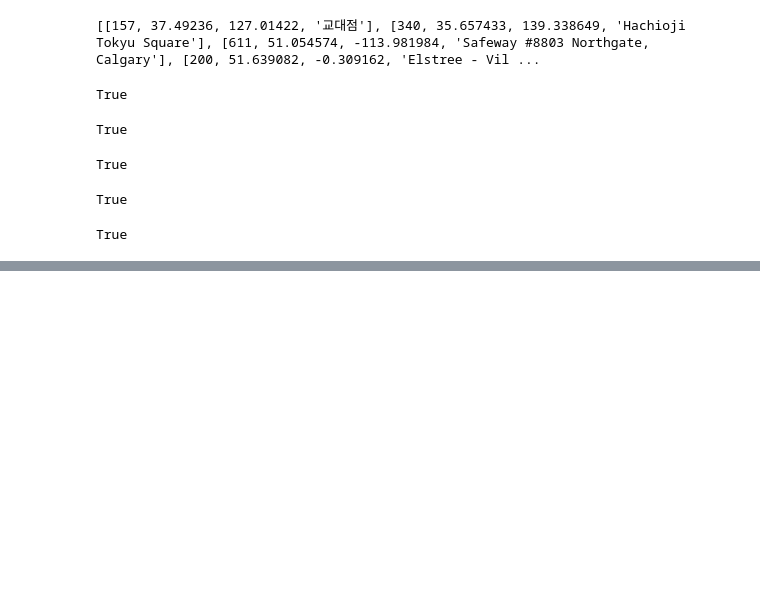
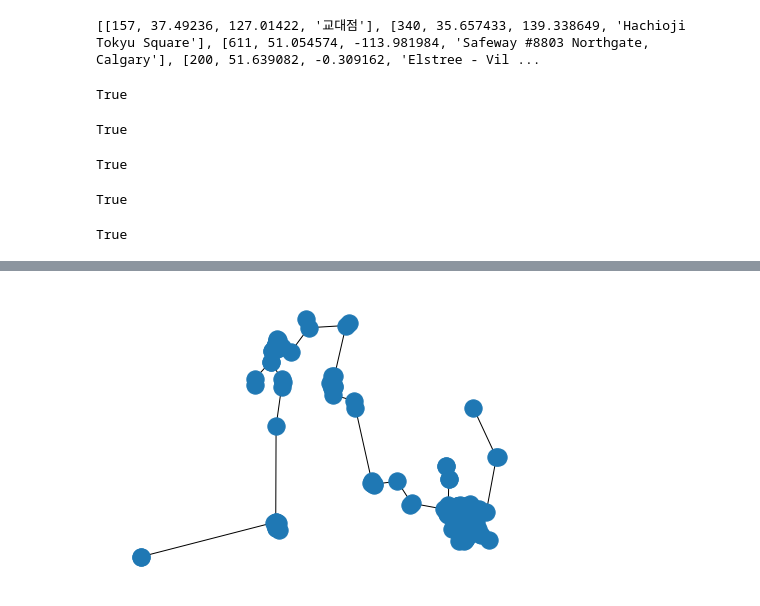
Before and after one commit to nurinarina/WIA2005-moonbucks, a Jupyter notebook: WIA2005Q2.ipynb, the cells around one changed output, grey strips where cells are left out. Cells and saved outputs as stored; diff of their text form; code cells hidden in the pictures; blank space fills up the shorter version.

```diff
--- a/WIA2005Q2.ipynb
+++ b/WIA2005Q2.ipynb
@@ -154,0 +165,8 @@ True
+# %%
+for i,j in G.edges:
+    G.edges[i,j]['distance'] = koreaDistanceList[i][j]
+
+T = nx.minimum_spanning_tree(G, weight='distance')
+nx.draw(T, pos=tempNode)
+# %% [output]
+[figure, added]
```
Also changed, not shown: parts of 10 cells of this notebook.
